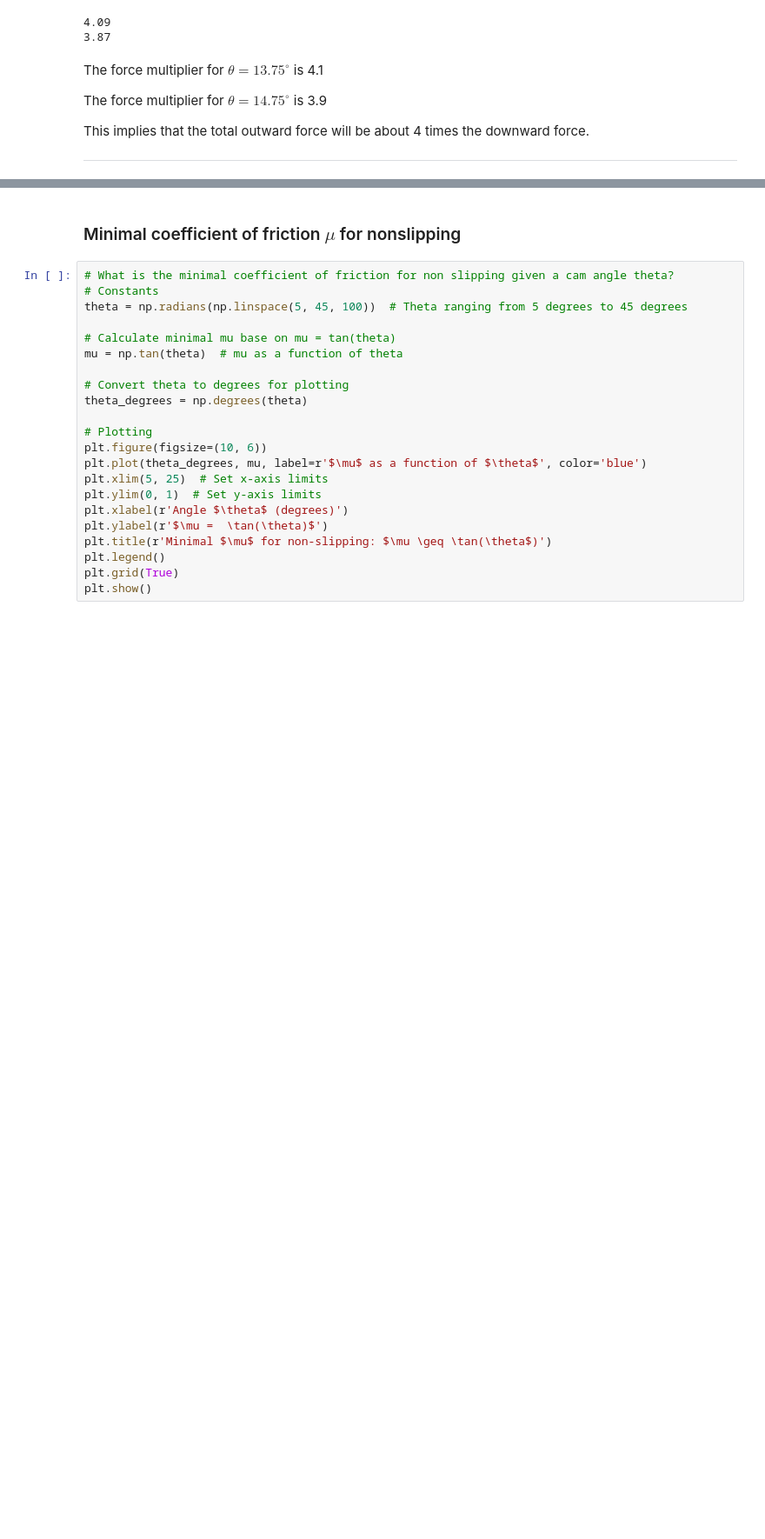
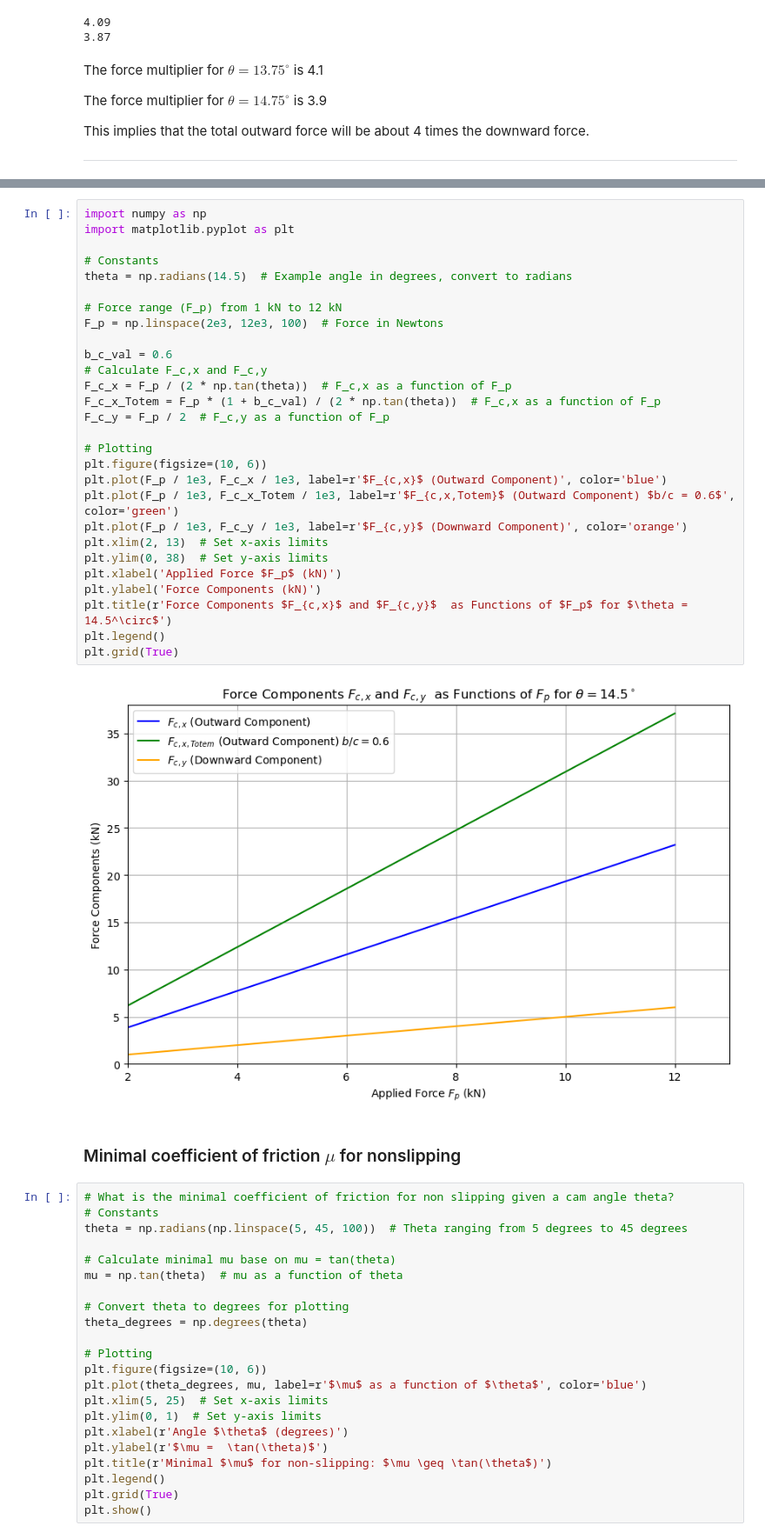
Before and after one commit to aaronksolomon/Cam-Forces, a Jupyter notebook: camming_forces.ipynb, the cells around one changed output, grey strips where cells are left out. Shown at 87% size. Drawn from its saved outputs; the diff is of its cells as text; blank space fills up the shorter version.

```diff
--- a/camming_forces.ipynb
+++ b/camming_forces.ipynb
@@ -258,3 +282,33 @@ This implies that the total outward force will be about 4 times the downward for
+# %%
+import numpy as np
+import matplotlib.pyplot as plt
+
+# Constants
+theta = np.radians(14.5)  # Example angle in degrees, convert to radians
+
+# Force range (F_p) from 1 kN to 12 kN
+F_p = np.linspace(2e3, 12e3, 100)  # Force in Newtons
+
+b_c_val = 0.6
+# Calculate F_c,x and F_c,y
+F_c_x = F_p / (2 * np.tan(theta))  # F_c,x as a function of F_p
+F_c_x_Totem = F_p * (1 + b_c_val) / (2 * np.tan(theta))  # F_c,x as a function of F_p
+F_c_y = F_p / 2  # F_c,y as a function of F_p
+
+# Plotting
+plt.figure(figsize=(10, 6))
+plt.plot(F_p / 1e3, F_c_x / 1e3, label=r'$F_{c,x}$ (Outward Component)', color='blue')
+plt.plot(F_p / 1e3, F_c_x_Totem / 1e3, label=r'$F_{c,x,Totem}$ (Outward Component) $b/c = 0.6$', color='green')
+plt.plot(F_p / 1e3, F_c_y / 1e3, label=r'$F_{c,y}$ (Downward Component)', color='orange')
+plt.xlim(2, 13)  # Set x-axis limits
+plt.ylim(0, 38)  # Set y-axis limits
+plt.xlabel('Applied Force $F_p$ (kN)')
+plt.ylabel('Force Components (kN)')
+plt.title(r'Force Components $F_{c,x}$ and $F_{c,y}$  as Functions of $F_p$ for $\theta = 14.5^\circ$')
+plt.legend()
+plt.grid(True)
+# %% [output]
+[figure, added]
 # %% [markdown]
 ### Minimal coefficient of friction $\mu$ for nonslipping
 # %%
```
Also changed, not shown: parts of 3 cells of this notebook, 1 other file.
